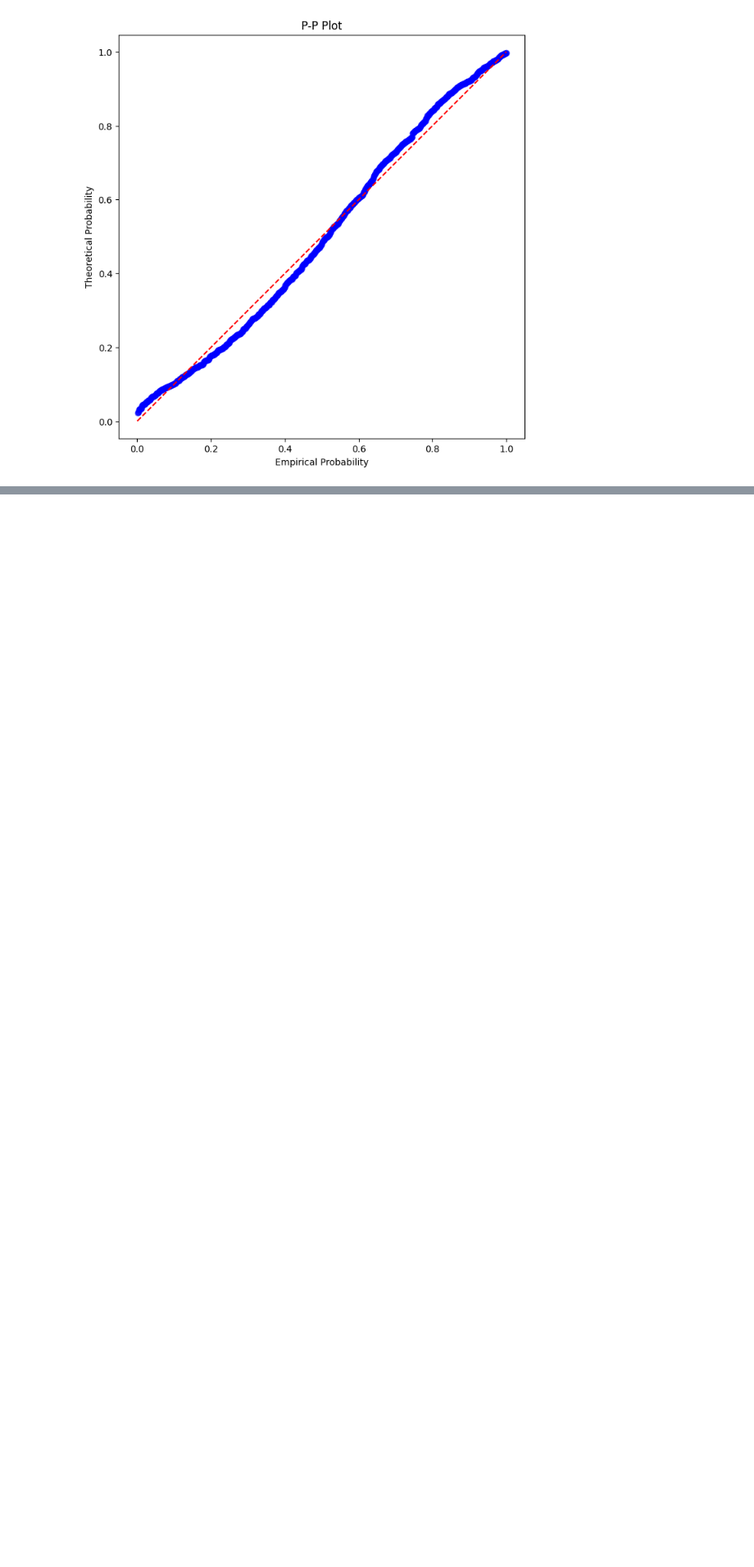
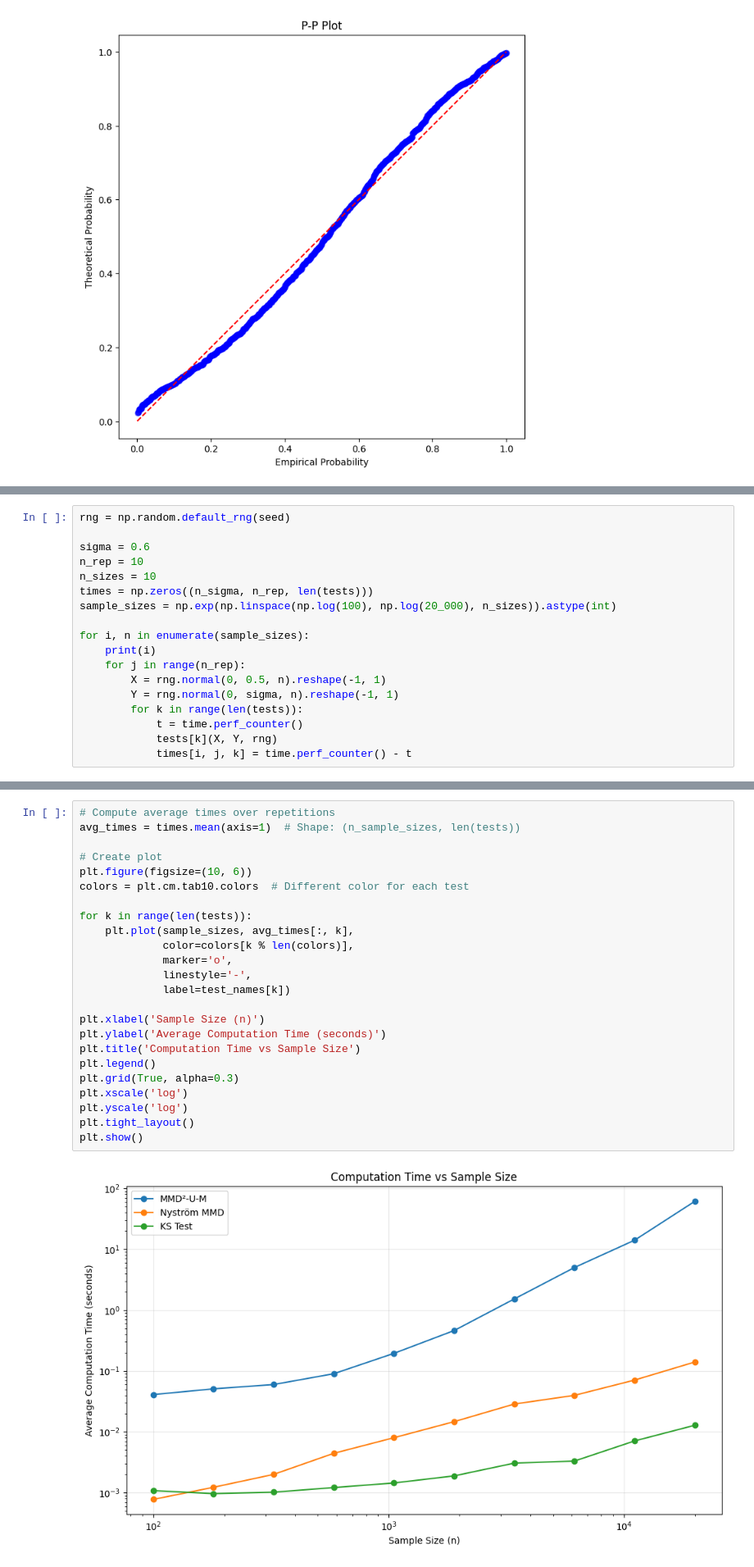
Before and after one commit to kwame-mbobda-kuate/Efficient-Kernel-Based-Two-Sample-Testing, a Jupyter notebook: src/tests.ipynb, the cells around one changed output, grey strips where cells are left out. Shown at 82% size. Drawn from its saved outputs; the diff is of its cells as text; blank space fills up the shorter version.

```diff
--- a/src/tests.ipynb
+++ b/src/tests.ipynb
@@ -82,0 +161,18 @@ plt.show()
+# %%
+rng = np.random.default_rng(seed)
+
+sigma = 0.6
+n_rep = 10
+n_sizes = 10
+times = np.zeros((n_sigma, n_rep, len(tests)))
+sample_sizes = np.exp(np.linspace(np.log(100), np.log(20_000), n_sizes)).astype(int)
+
+for i, n in enumerate(sample_sizes):
+    print(i)
+    for j in range(n_rep):
+        X = rng.normal(0, 0.5, n).reshape(-1, 1)
+        Y = rng.normal(0, sigma, n).reshape(-1, 1)
+        for k in range(len(tests)):
+            t = time.perf_counter()
+            tests[k](X, Y, rng)
+            times[i, j, k] = time.perf_counter() - t
@@ -82,0 +190,26 @@ plt.show()
+# %%
+# Compute average times over repetitions
+avg_times = times.mean(axis=1)  # Shape: (n_sample_sizes, len(tests))
+
+# Create plot
+plt.figure(figsize=(10, 6))
+colors = plt.cm.tab10.colors  # Different color for each test
+
+for k in range(len(tests)):
+    plt.plot(sample_sizes, avg_times[:, k],
+             color=colors[k % len(colors)],
+             marker='o',
+             linestyle='-',
+             label=test_names[k])
+
+plt.xlabel('Sample Size (n)')
+plt.ylabel('Average Computation Time (seconds)')
+plt.title('Computation Time vs Sample Size')
+plt.legend()
+plt.grid(True, alpha=0.3)
+plt.xscale('log')
+plt.yscale('log')
+plt.tight_layout()
+plt.show()
+# %% [output]
+[figure, added]
```
Also changed, not shown: parts of 15 cells of this notebook, 1 other file.
